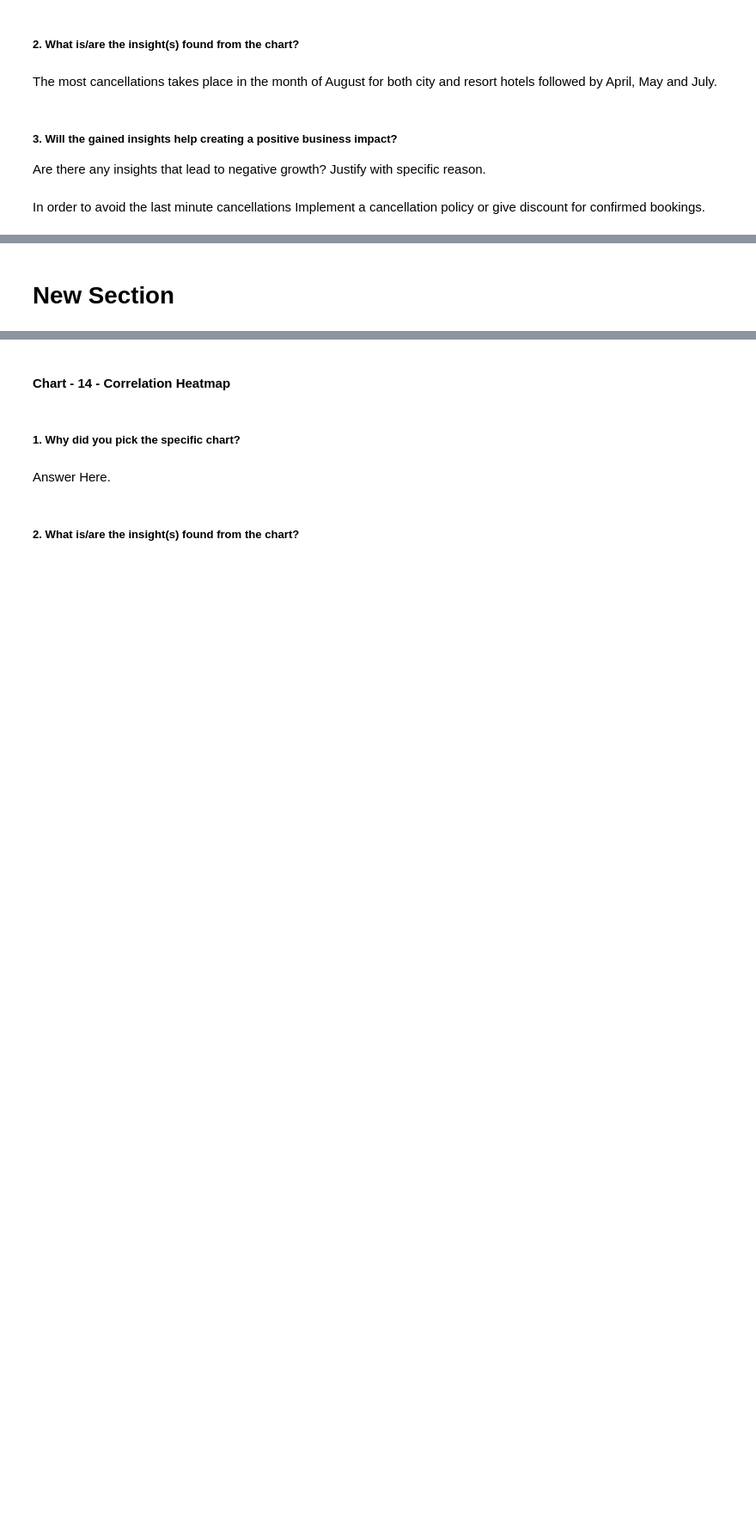
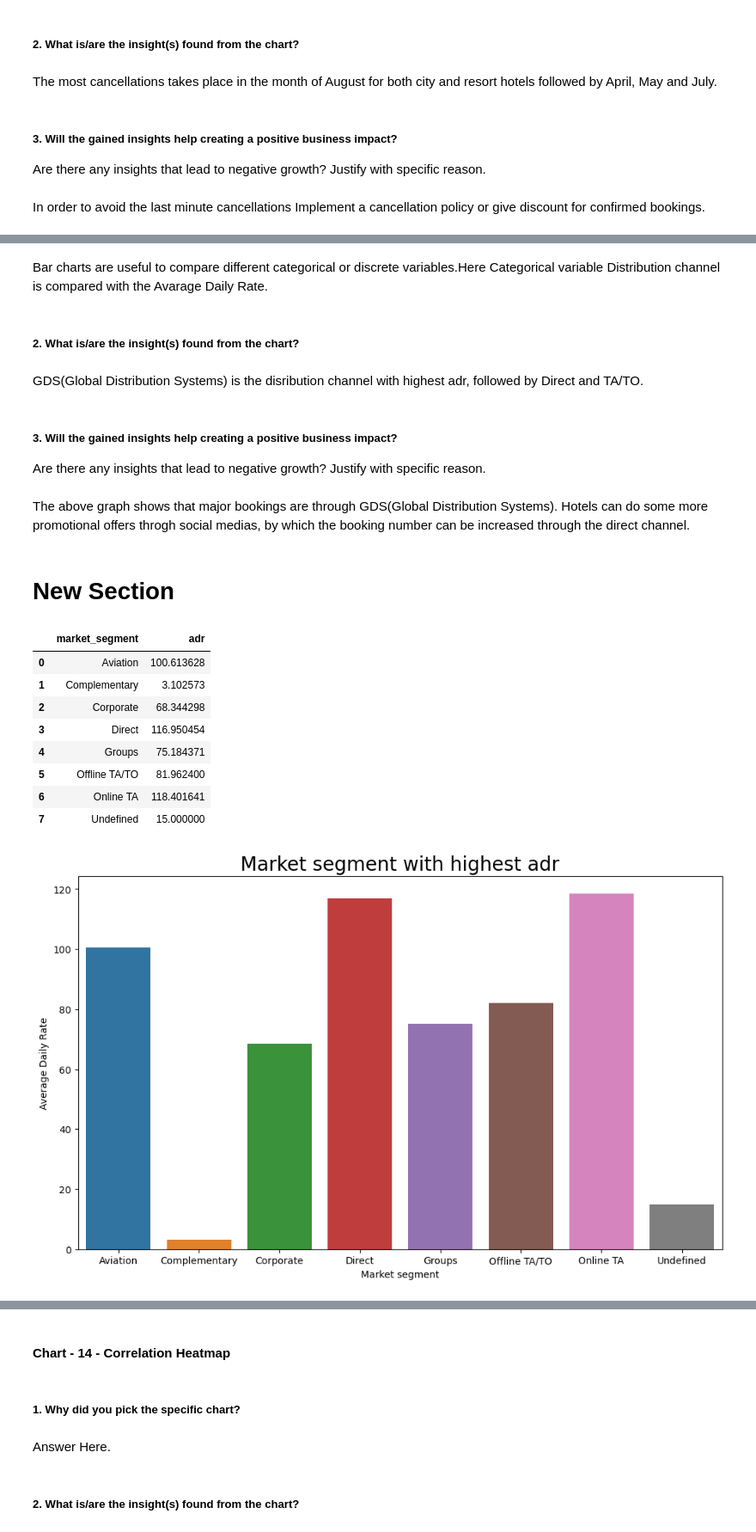
Before and after one commit to Sajeenafiza/EDA-Capstone-project, a Jupyter notebook: Copy_of_Copy_of_mine_EDA_Submission_Template.ipynb, the cells around one changed output, grey strips where cells are left out. Shown at 86% size. Drawn from its saved outputs; the diff is of its cells as text; code cells hidden in the pictures; blank space fills up the shorter version.

```diff
--- a/Copy_of_Copy_of_mine_EDA_Submission_Template.ipynb
+++ b/Copy_of_Copy_of_mine_EDA_Submission_Template.ipynb
@@ -1071,2 +1121,34 @@ In order to avoid the last minute cancellations Implement a cancellation policy
+# %% [markdown]
+Bar charts are useful to compare different categorical or discrete variables.Here Categorical variable Distribution channel is compared with the Avarage Daily Rate.
+# %% [markdown]
+##### 2. What is/are the insight(s) found from the chart?
+# %% [markdown]
+GDS(Global Distribution Systems) is the disribution channel with highest adr, followed by Direct and TA/TO.
+# %% [markdown]
+##### 3. Will the gained insights help creating a positive business impact?
+Are there any insights that lead to negative growth? Justify with specific reason.
+# %% [markdown]
+The above graph shows that major bookings are through GDS(Global Distribution Systems). Hotels can do some more promotional offers throgh social medias, by which the booking number can be increased through the direct channel.
 # %% [markdown]
 # New Section
+# %%
+# Market segment with highest adr
+mar=hoteldf.groupby('market_segment')['adr'].mean().reset_index()
+
+sns.barplot(x=mar['market_segment'],y=mar['adr'])
+
+plt.title("Market segment with highest adr",fontsize=20)
+plt.xlabel('Market segment')
+plt.ylabel('Average Daily Rate')
+mar
+# %% [output]
+|  | market_segment | adr |
+| 0 | Aviation | 100.613628 |
+| 1 | Complementary | 3.102573 |
+| 2 | Corporate | 68.344298 |
+| 3 | Direct | 116.950454 |
+| 4 | Groups | 75.184371 |
+| 5 | Offline TA/TO | 81.962400 |
+| 6 | Online TA | 118.401641 |
+| 7 | Undefined | 15.000000 |
+[figure, added]
```
Also changed, not shown: parts of 18 cells of this notebook.
